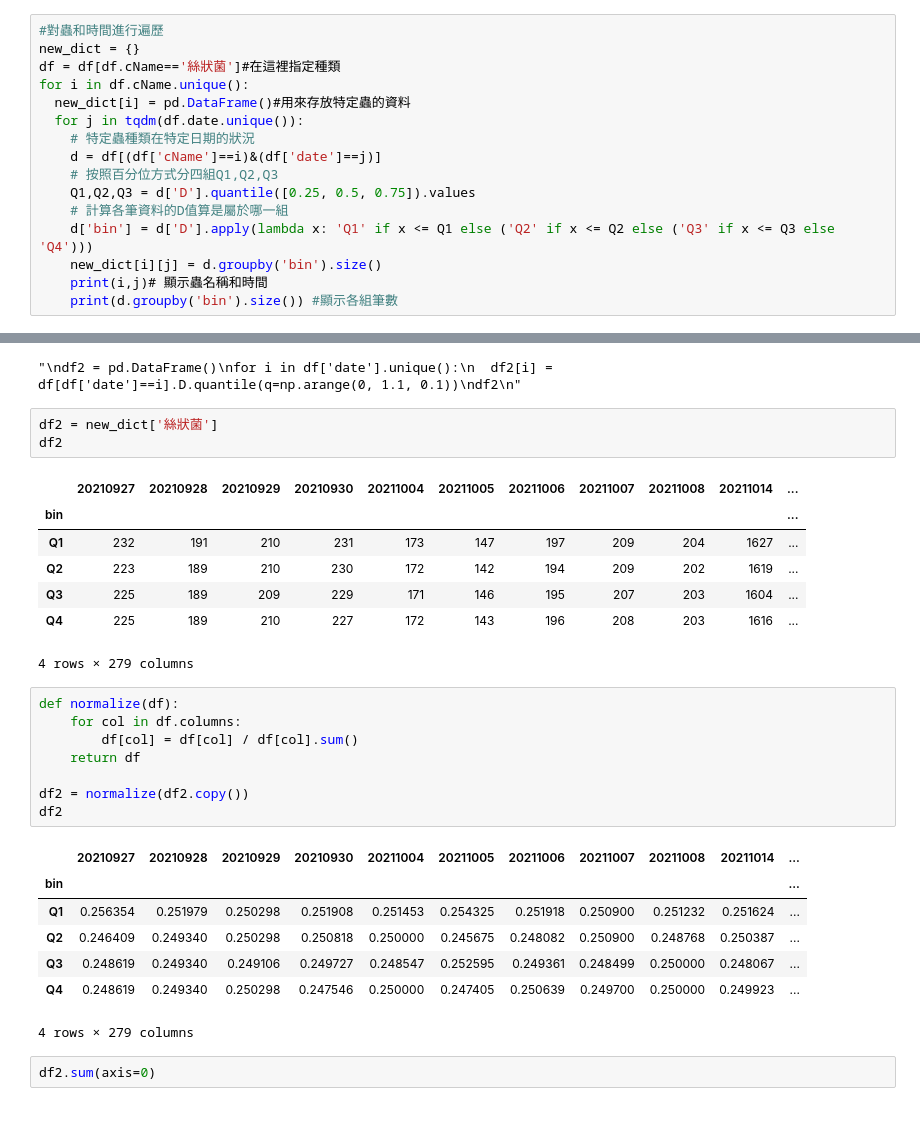
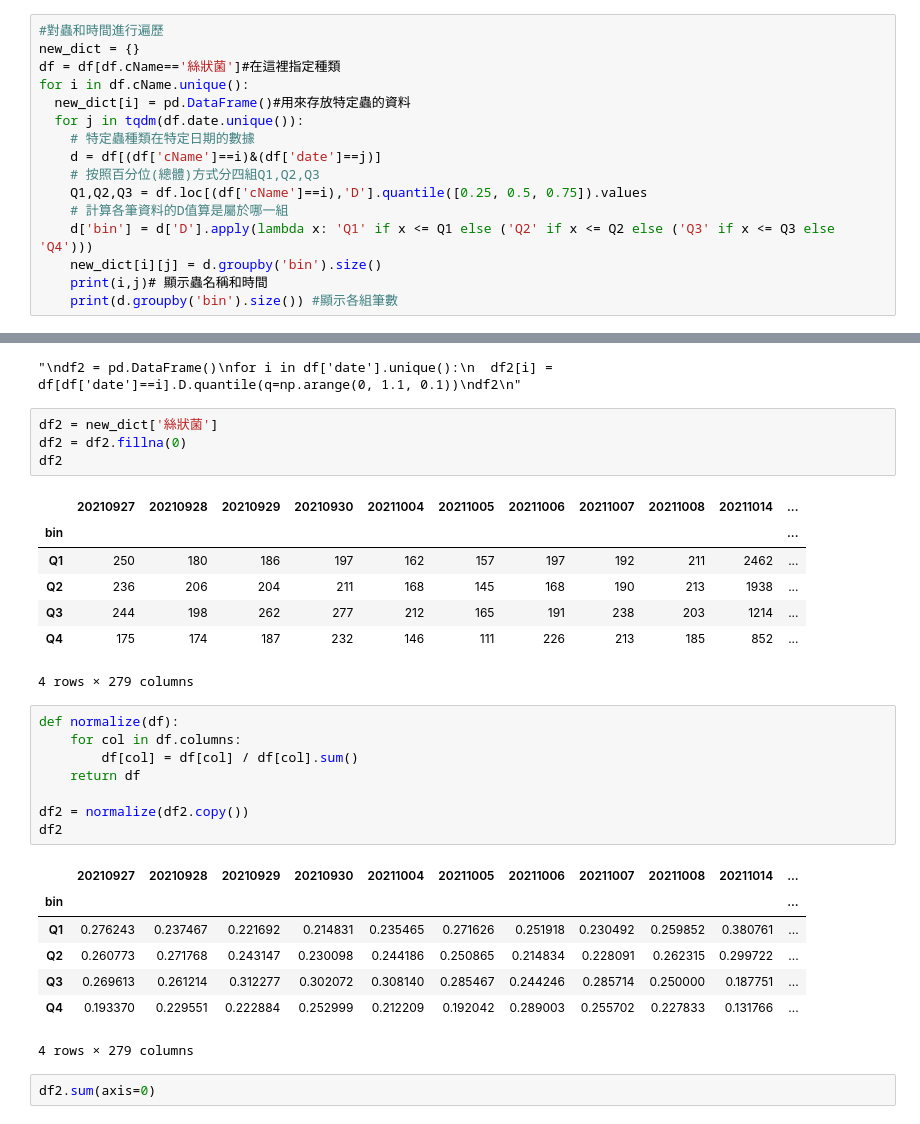
Before and after one commit to skywalker0803r/Wastewater-Biological-Treatment, a Jupyter notebook: 基於注意力機制回歸模型V2(絲狀菌).ipynb, the cells around one changed output, grey strips where cells are left out. Drawn from its saved outputs; the diff is of its cells as text.

```diff
--- a/基於注意力機制回歸模型V2(絲狀菌).ipynb
+++ b/基於注意力機制回歸模型V2(絲狀菌).ipynb
@@ -38,10 +38,10 @@ df = df[df.cName=='絲狀菌']#在這裡指定種類
 for i in df.cName.unique():
   new_dict[i] = pd.DataFrame()#用來存放特定蟲的資料
   for j in tqdm(df.date.unique()):
-    # 特定蟲種類在特定日期的狀況
+    # 特定蟲種類在特定日期的數據
     d = df[(df['cName']==i)&(df['date']==j)]
-    # 按照百分位方式分四組Q1,Q2,Q3
-    Q1,Q2,Q3 = d['D'].quantile([0.25, 0.5, 0.75]).values
+    # 按照百分位(總體)方式分四組Q1,Q2,Q3
+    Q1,Q2,Q3 = df.loc[(df['cName']==i),'D'].quantile([0.25, 0.5, 0.75]).values
     # 計算各筆資料的D值算是屬於哪一組
     d['bin'] = d['D'].apply(lambda x: 'Q1' if x <= Q1 else ('Q2' if x <= Q2 else ('Q3' if x <= Q3 else 'Q4')))
     new_dict[i][j] = d.groupby('bin').size()
@@ -96,14 +96,15 @@ df2
 "\ndf2 = pd.DataFrame()\nfor i in df['date'].unique():\n  df2[i] = df[df['date']==i].D.quantile(q=np.arange(0, 1.1, 0.1))\ndf2\n"
 # %%
 df2 = new_dict['絲狀菌']
+df2 = df2.fillna(0)
 df2
 # %% [output]
 |  | 20210927 | 20210928 | 20210929 | 20210930 | 20211004 | 20211005 | 20211006 | 20211007 | 20211008 | 20211014 | ... |
 | bin |  |  |  |  |  |  |  |  |  |  | ... |
-| Q1 | 232 | 191 | 210 | 231 | 173 | 147 | 197 | 209 | 204 | 1627 | ... |
-| Q2 | 223 | 189 | 210 | 230 | 172 | 142 | 194 | 209 | 202 | 1619 | ... |
-| Q3 | 225 | 189 | 209 | 229 | 171 | 146 | 195 | 207 | 203 | 1604 | ... |
-| Q4 | 225 | 189 | 210 | 227 | 172 | 143 | 196 | 208 | 203 | 1616 | ... |
+| Q1 | 250 | 180 | 186 | 197 | 162 | 157 | 197 | 192 | 211 | 2462 | ... |
+| Q2 | 236 | 206 | 204 | 211 | 168 | 145 | 168 | 190 | 213 | 1938 | ... |
+| Q3 | 244 | 198 | 262 | 277 | 212 | 165 | 191 | 238 | 203 | 1214 | ... |
+| Q4 | 175 | 174 | 187 | 232 | 146 | 111 | 226 | 213 | 185 | 852 | ... |
 4 rows × 279 columns
 # %%
 def normalize(df):
@@ -116,10 +117,10 @@ df2
 # %% [output]
 |  | 20210927 | 20210928 | 20210929 | 20210930 | 20211004 | 20211005 | 20211006 | 20211007 | 20211008 | 20211014 | ... |
 | bin |  |  |  |  |  |  |  |  |  |  | ... |
-| Q1 | 0.256354 | 0.251979 | 0.250298 | 0.251908 | 0.251453 | 0.254325 | 0.251918 | 0.250900 | 0.251232 | 0.251624 | ... |
-| Q2 | 0.246409 | 0.249340 | 0.250298 | 0.250818 | 0.250000 | 0.245675 | 0.248082 | 0.250900 | 0.248768 | 0.250387 | ... |
-| Q3 | 0.248619 | 0.249340 | 0.249106 | 0.249727 | 0.248547 | 0.252595 | 0.249361 | 0.248499 | 0.250000 | 0.248067 | ... |
-| Q4 | 0.248619 | 0.249340 | 0.250298 | 0.247546 | 0.250000 | 0.247405 | 0.250639 | 0.249700 | 0.250000 | 0.249923 | ... |
+| Q1 | 0.276243 | 0.237467 | 0.221692 | 0.214831 | 0.235465 | 0.271626 | 0.251918 | 0.230492 | 0.259852 | 0.380761 | ... |
+| Q2 | 0.260773 | 0.271768 | 0.243147 | 0.230098 | 0.244186 | 0.250865 | 0.214834 | 0.228091 | 0.262315 | 0.299722 | ... |
+| Q3 | 0.269613 | 0.261214 | 0.312277 | 0.302072 | 0.308140 | 0.285467 | 0.244246 | 0.285714 | 0.250000 | 0.187751 | ... |
+| Q4 | 0.193370 | 0.229551 | 0.222884 | 0.252999 | 0.212209 | 0.192042 | 0.289003 | 0.255702 | 0.227833 | 0.131766 | ... |
 4 rows × 279 columns
 # %%
 df2.sum(axis=0)
```
Also changed, not shown: parts of 16 cells of this notebook.
